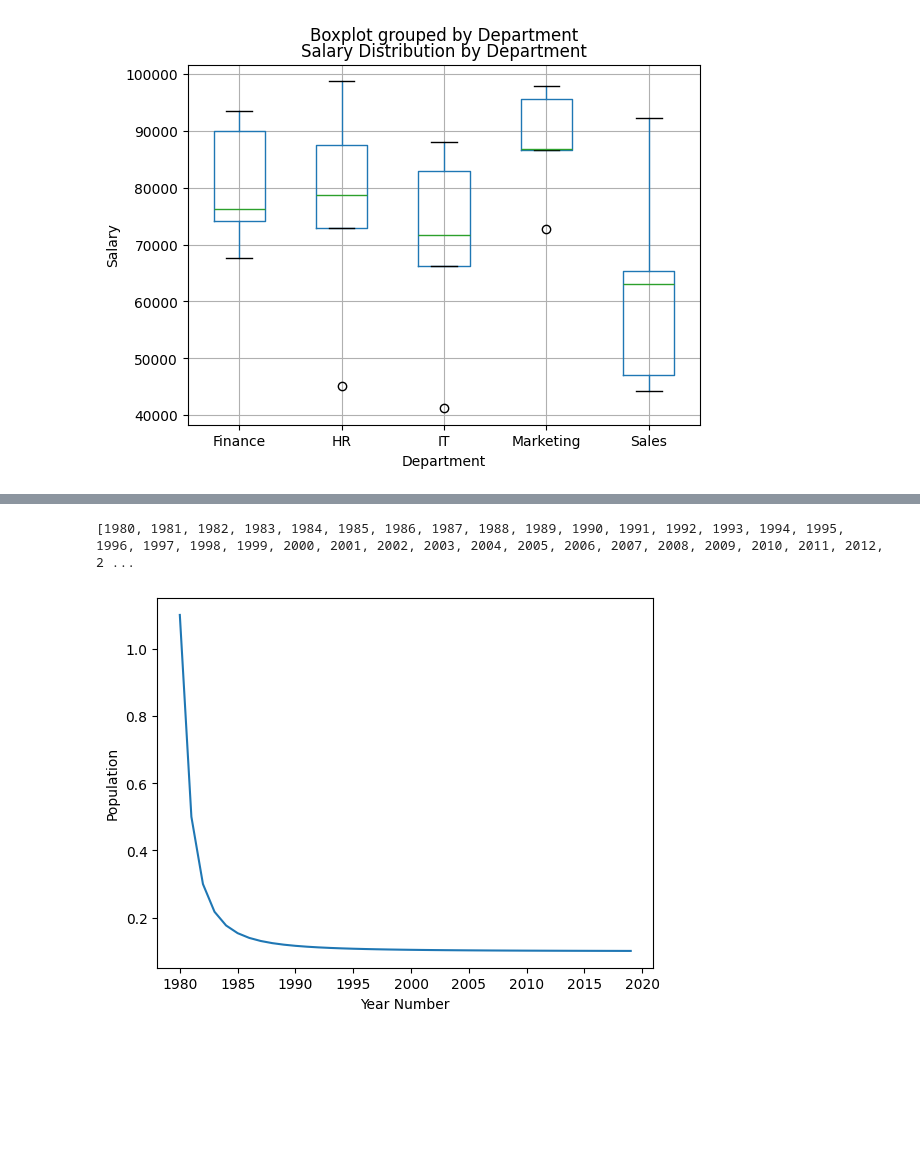
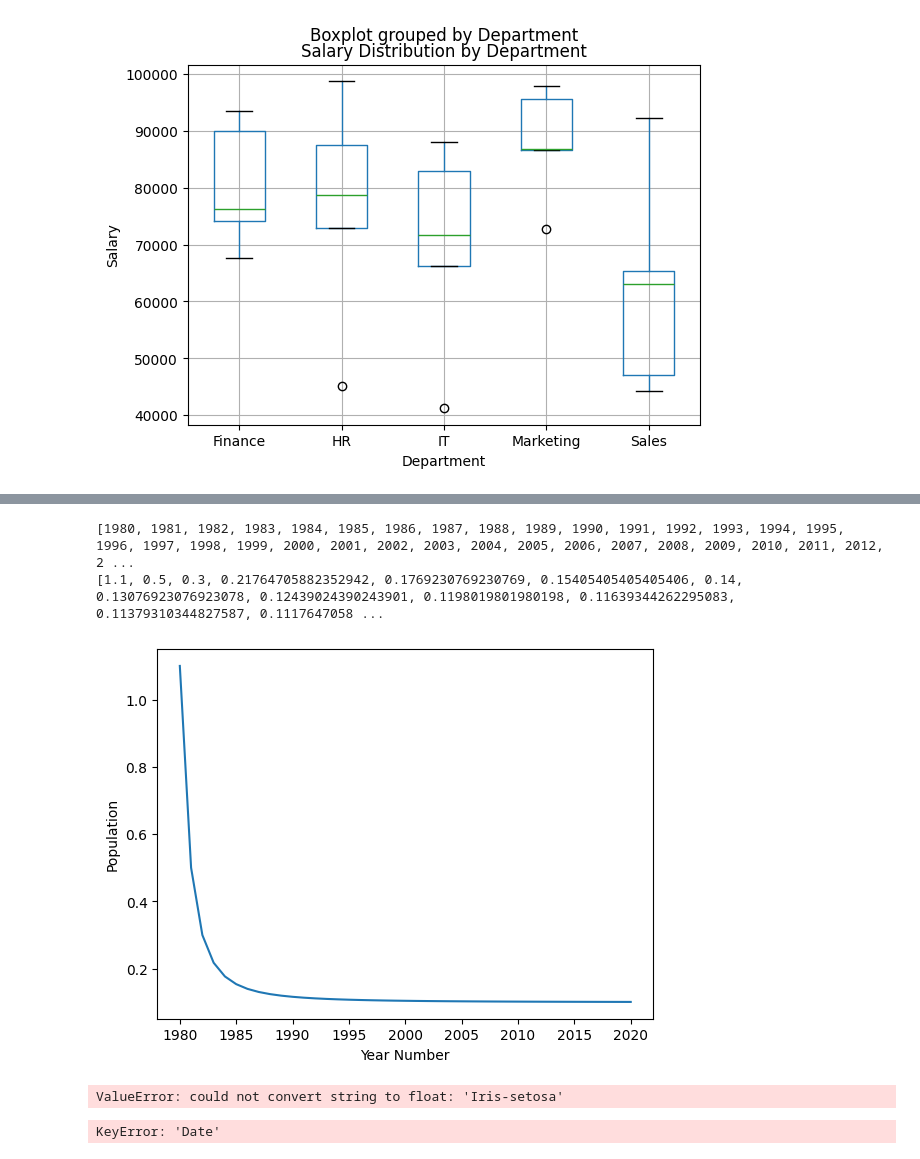
Before and after one commit to CypherKingdom/DataAnalysisPython, a Jupyter notebook: plotting.ipynb, the cells around one changed output, grey strips where cells are left out. Cells and saved outputs as stored; diff of their text form; code cells hidden in the pictures; blank space fills up the shorter version.

```diff
--- a/plotting.ipynb
+++ b/plotting.ipynb
@@ -192,16 +196,60 @@ plt.show()
 # %%
 # Exercise 7:
+# Plot a simple line chart using Matplotlib showing the population growth
+# from 1980 to 2020. Note that the population growth formula is
+# ((2.1 + (1/10) * x^2)/(x^2 +1)), where x represent the year number: 1st, 2nd….40.
+# Hint: you need to create 2 lists: one for the range of years and another one for the population
+# values according to the given formula, Print the content of both lists then plot the line chart.
 
-x_axis = [x for x in range(1980, 2020)]
+x_axis = list(range(1980, 2021))
 print(x_axis)
-y_axis = [((2.1 + 0.1 * x ** 2) / (x ** 2 + 1)) for x in range(1, 41)]
+y_axis = [((2.1 + 0.1 * x ** 2) / (x ** 2 + 1)) for x in range(1, len(x_axis)+1)]
+print(y_axis)
 plt.xlabel('Year Number')
 plt.ylabel('Population')
 plt.plot(x_axis, y_axis)
 plt.show()
 # %% [output]
 [1980, 1981, 1982, 1983, 1984, 1985, 1986, 1987, 1988, 1989, 1990, 1991, 1992, 1993, 1994, 1995, 1996, 1997, 1998, 1999, 2000, 2001, 2002, 2003, 2004, 2005, 2006, 2007, 2008, 2009, 2010, 2011, 2012, 2 ...
+[1.1, 0.5, 0.3, 0.21764705882352942, 0.1769230769230769, 0.15405405405405406, 0.14, 0.13076923076923078, 0.12439024390243901, 0.1198019801980198, 0.11639344262295083, 0.11379310344827587, 0.1117647058 ...
-[figure, old version]
+[figure, new version]
+# %%
+# Exercise 8
+# Download the dataset IRIS.csv from the internet. Transform the .csv file to a Data Frame format.
+# Visualize the correlation between numerical variable using a heatmap with the cmap value="coolwarm"
+# Explain the ploted heatmap and mention the position of both weak and strong correlation.
+
+import seaborn as sns
+import numpy as np
+df = pd.read_csv('../Iris.csv')
+correlation_matrix = df.corr()
+plt.figure(figsize=(10, 8))
+sns.heatmap(correlation_matrix, annot=True, cmap="coolwarm", fmt=".2f")
+plt.title("Feature Correlation Heatmap")
+plt.show()
+# %% [output]
+ValueError: could not convert string to float: 'Iris-setosa'
+# %%
+# Exercise 9
+# Comparing Real and Simulated Weather Data
+# Load a real CSV dataset of recorded temperatures and
+# compare it with simulated temperature (created randomly) variations.
+
+df = pd.read_csv('../weather.csv')
+df['Date'] = pd.to_datetime(df['Date'])
+simulated_temps = df['Temperature'] + np.random.normal(0, 2, len(df))
+# Simulating variations
+plt.plot(df['Date'], df['Temperature'], label="Actual Data", color='blue')
+plt.plot(df['Date'], simulated_temps, label="Simulated Data", color='red',
+linestyle='dashed')
+plt.title("Weather Data Comparison")
+plt.xlabel("Date")
+plt.ylabel("Temperature (°C)")
+plt.legend()
+plt.xticks(rotation=45)
+plt.show()
+# %% [output]
+KeyError: 'Date'
 # %%
 # Load the IRIS.csv dataset from Seaborn and display its first five rows
 # Create a scatter plot of SepalLengthCm vs. SepalWidthCm and explain the graph
```
Also changed, not shown: parts of 4 cells of this notebook, 1 other file.
